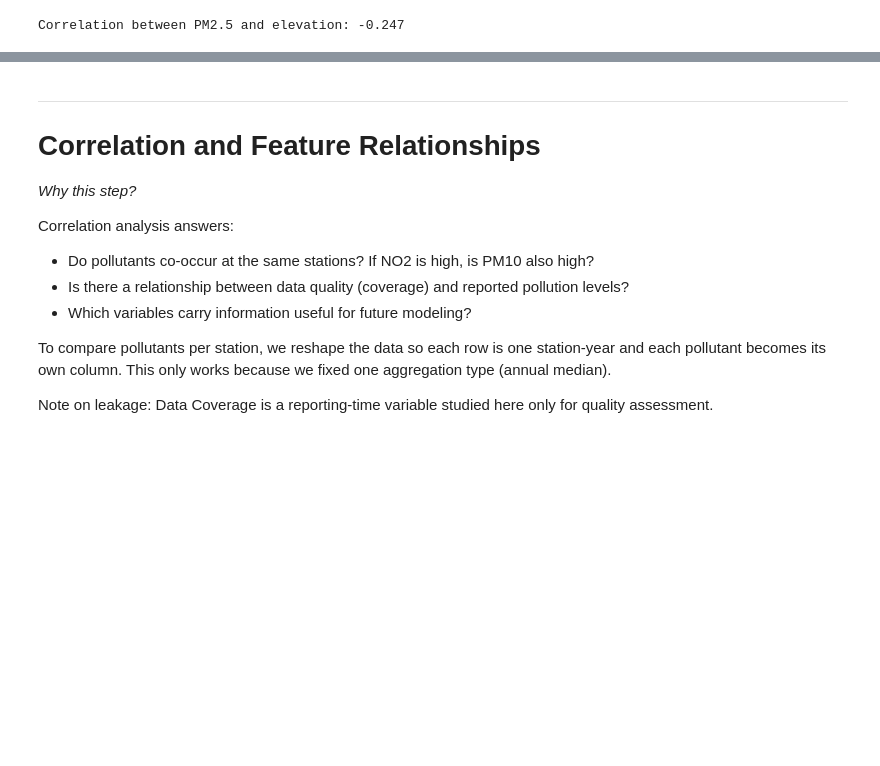
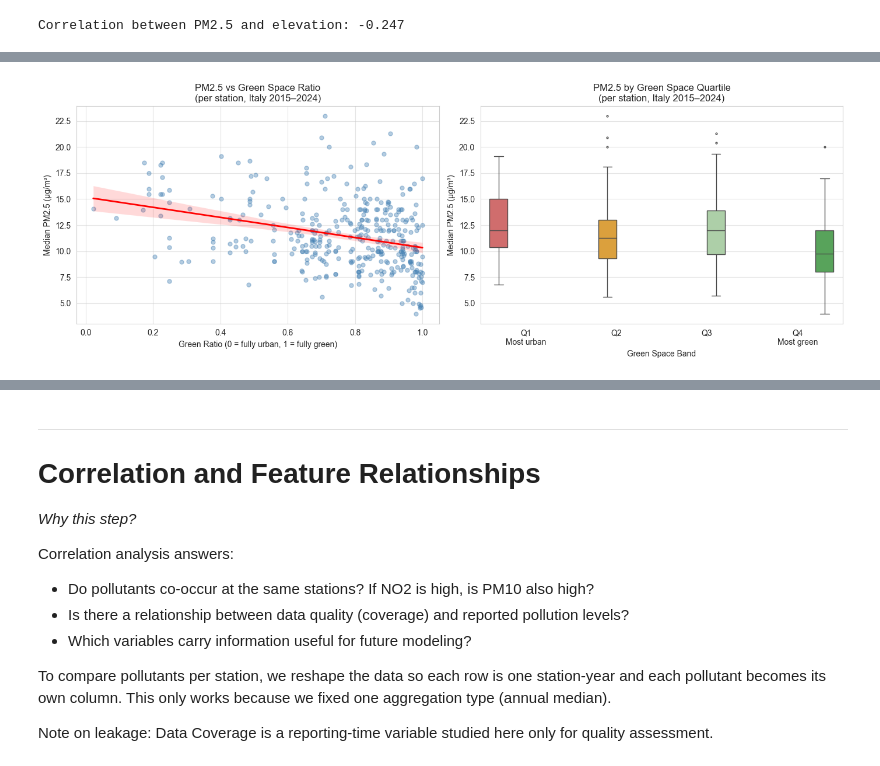
Before and after one commit to yelenashabanova/GrandChallengeAccenture, a Jupyter notebook: main.ipynb, the cells around one changed output, grey strips where cells are left out. Drawn from its saved outputs; the diff is of its cells as text; code cells hidden in the pictures; blank space fills up the shorter version.

Commit message:
building_features - creation and extraction of green_space_ratio. in main observing new input variable.

```diff
--- a/main.ipynb
+++ b/main.ipynb
@@ -1634,0 +1638,13 @@ Although elevation alone does not fully explain the variation in PM2.5 levels, i
+# %%
+# ── CORINE Green Space Ratio ──
+df_green = pd.read_csv("LandCover2018/green_ratio.csv")
+
+df_focus_it_geo = df_focus_it_geo.merge(
+    df_green[["Air Quality Station EoI Code", "green_ratio"]],
+    on="Air Quality Station EoI Code",
+    how="left"
+)
+
+print("Rows after merge:", len(df_focus_it_geo))
+print("Missing green_ratio:", df_focus_it_geo["green_ratio"].isna().sum())
+df_focus_it_geo[["Air Quality Station EoI Code", "green_ratio"]].head(5)
@@ -1634,0 +1672,69 @@ Although elevation alone does not fully explain the variation in PM2.5 levels, i
+# %%
+# ── Green Ratio vs PM2.5: scatter + boxplot side by side ──
+
+# Build per-station median PM2.5
+pm25_per_station = (
+    df_focus_it_geo[df_focus_it_geo["Air Pollutant"] == "PM2.5"]
+    .groupby("Air Quality Station EoI Code")["Air Pollution Level"]
+    .median()
+    .reset_index()
+    .rename(columns={"Air Pollution Level": "pm25_median"})
+)
+
+# Merge with green_ratio
+plot_df = pm25_per_station.merge(
+    df_focus_it_geo[["Air Quality Station EoI Code", "green_ratio"]].drop_duplicates(),
+    on="Air Quality Station EoI Code",
+    how="inner"
+).dropna()
+
+# Split into quartiles for boxplot
+plot_df["green_band"] = pd.qcut(
+    plot_df["green_ratio"],
+    q=4,
+    labels=["Q1\nMost urban", "Q2", "Q3", "Q4\nMost green"]
+)
+
+print(f"Stations used: {len(plot_df)}")
+
+# ── Plot ──
+fig, (ax1, ax2) = plt.subplots(1, 2, figsize=(14, 5))
+
+# Left: scatter with regression line
+sns.regplot(
+    data=plot_df,
+    x="green_ratio",
+    y="pm25_median",
+    ax=ax1,
+    scatter_kws={"alpha": 0.4, "s": 25, "color": "steelblue"},
+    line_kws={"color": "red", "linewidth": 2}
+)
+ax1.set_title("PM2.5 vs Green Space Ratio\n(per station, Italy 2015–2024)")
+ax1.set_xlabel("Green Ratio (0 = fully urban, 1 = fully green)")
+ax1.set_ylabel("Median PM2.5 (µg/m³)")
+
+# Right: boxplot by quartile
+sns.boxplot(
+    data=plot_df,
+    x="green_band",
+    y="pm25_median",
+    hue="green_band",        # ← add this
+    legend=False,            # ← add this
+    ax=ax2,
+    palette=["#e05c5c", "#f5a623", "#a8d5a2", "#4caf50"],
+    showfliers=True,
+    flierprops={"marker": ".", "markersize": 4}
+)
+ax2.set_title("PM2.5 by Green Space Quartile\n(per station, Italy 2015–2024)")
+ax2.set_xlabel("Green Space Band")
+ax2.set_ylabel("Median PM2.5 (µg/m³)")
+
+plt.tight_layout()
+plt.savefig("images/green_ratio_vs_pm25.png", dpi=150)
+plt.show()
+
+# Print correlation for the markdown
+corr = plot_df[["green_ratio", "pm25_median"]].corr().iloc[0, 1]
+print(f"\nCorrelation green_ratio vs PM2.5: {corr:.3f}")
+print("Negative = greener comuni tend to have lower PM2.5 — expected direction")
+# %% [output]
@@ -1634,0 +1742 @@ Although elevation alone does not fully explain the variation in PM2.5 levels, i
+[figure, added]
```
Also changed, not shown: parts of 11 cells of this notebook, 47 other files.
